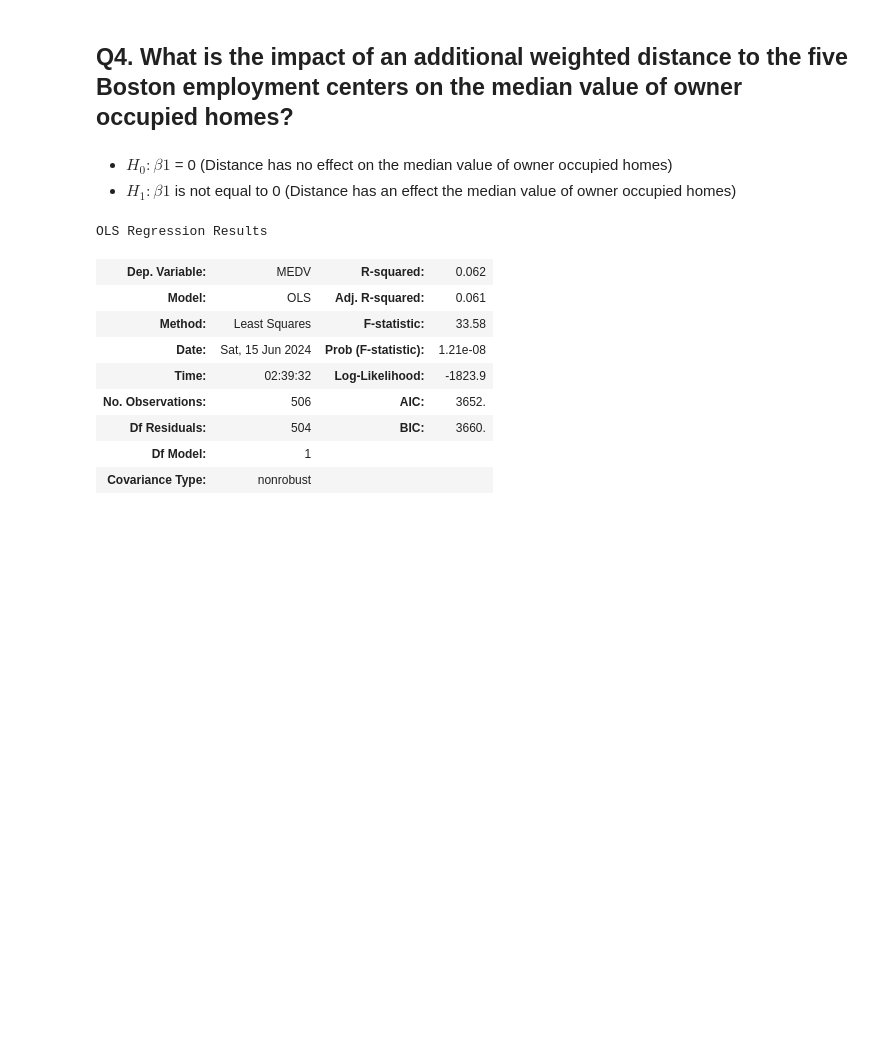
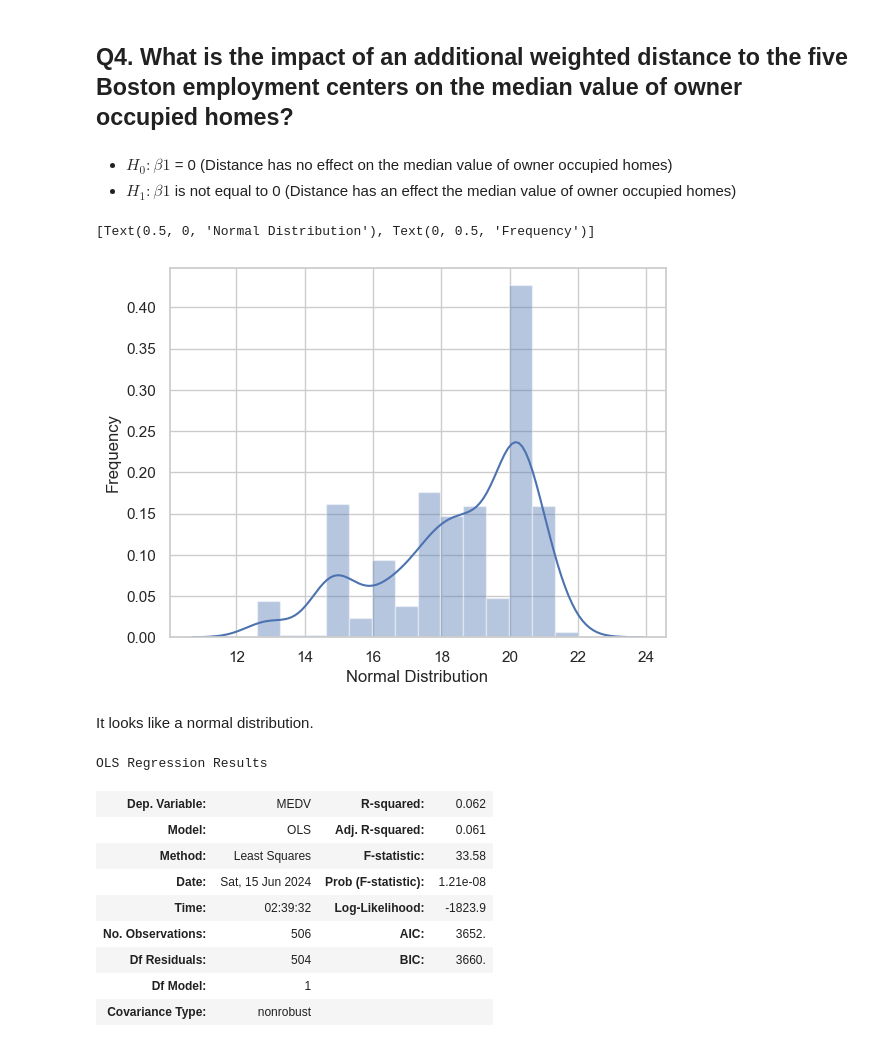
Before and after one commit to mmarroquinvictus/stockfinal, a Jupyter notebook: _Optional__Peer_Graded_Assignment_jupyterlite.ipynb, the cells around one changed output. Cells and saved outputs as stored; diff of their text form; code cells hidden in the pictures; blank space fills up the shorter version.

```diff
--- a/_Optional__Peer_Graded_Assignment_jupyterlite.ipynb
+++ b/_Optional__Peer_Graded_Assignment_jupyterlite.ipynb
@@ -131,6 +131,16 @@ PearsonRResult(statistic=0.7636514469209166, pvalue=7.913361061229671e-98)
 # %% [markdown]
 * $H_0: β1$ = 0 (Distance has no effect on the median value of owner occupied homes)
 * $H_1: β1$ is not equal to 0 (Distance has an effect the median value of owner occupied homes)
+# %%
+ax = sns.distplot(boston_df['PTRATIO'],
+                  kde=True)
+ax.set(xlabel='Normal Distribution', ylabel='Frequency')
+## we can assume it is normal
+# %% [output]
+[Text(0.5, 0, 'Normal Distribution'), Text(0, 0.5, 'Frequency')]
+[figure, added]
+# %% [markdown]
+It looks like a normal distribution.
 # %%
 ## X is the input variables (or independent variables)
 X = boston_df['DIS']
```
